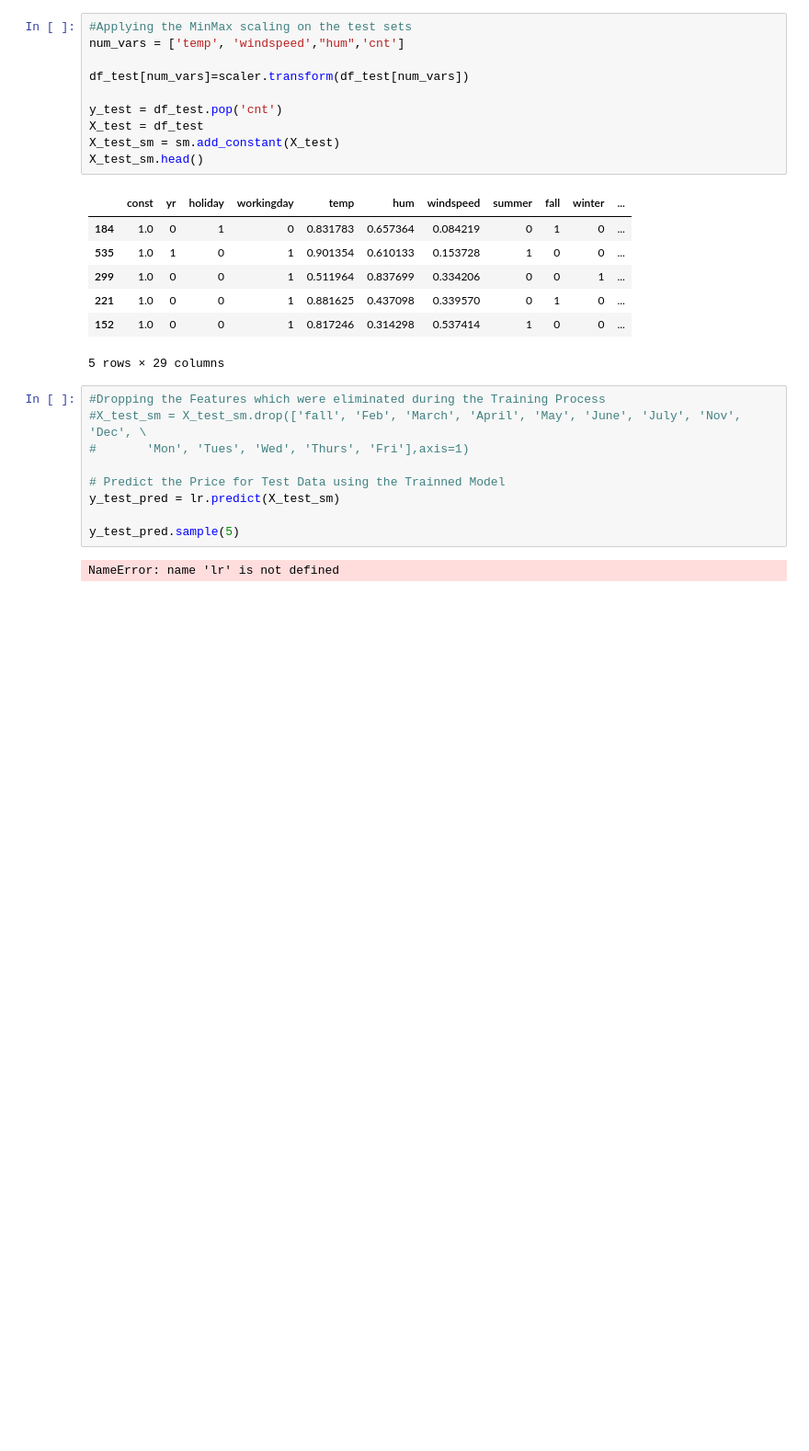
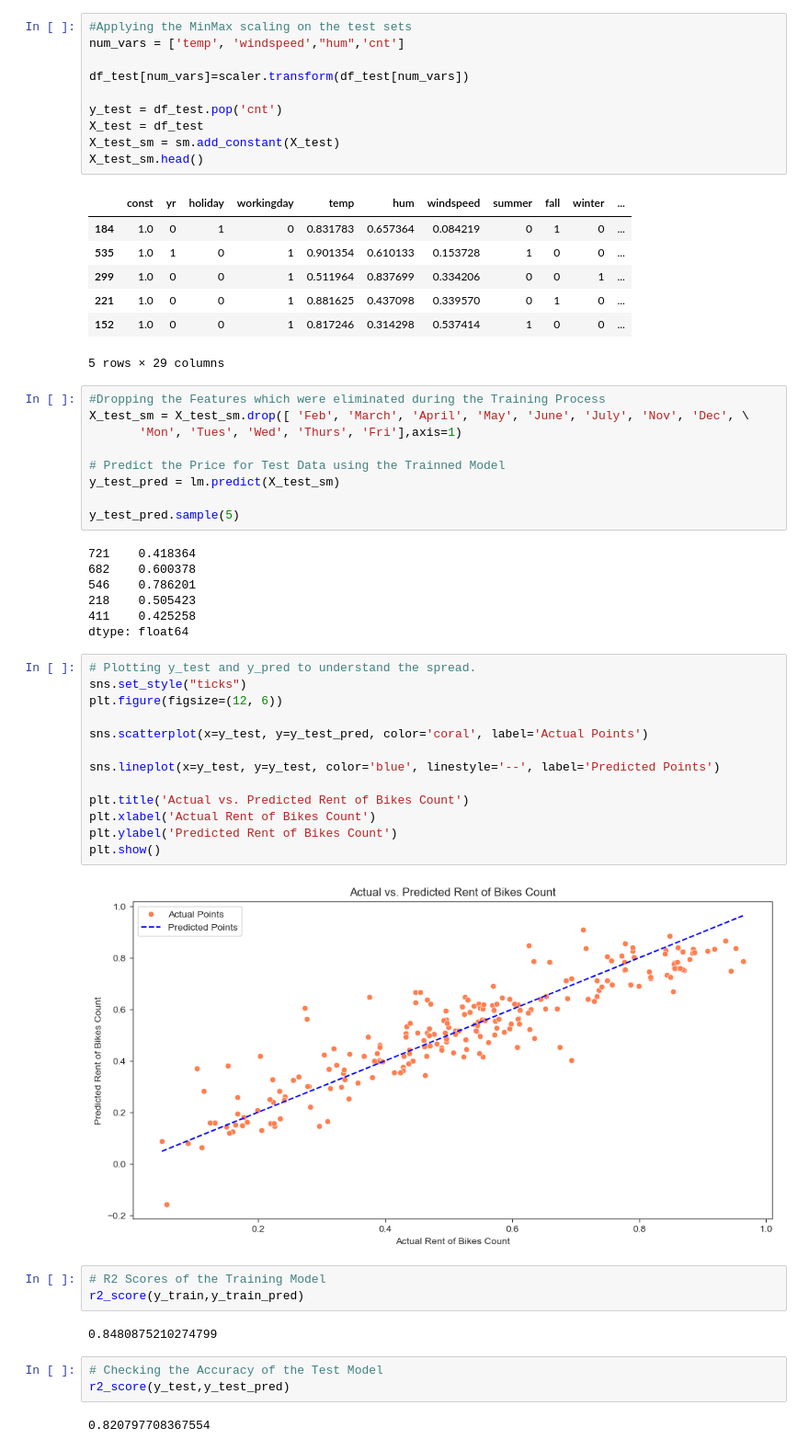
Before and after one commit to jranjith95/BikeSharingMLRAssignment, a Jupyter notebook: Bike_Sharing_Assignment_MLR_Ranjith.ipynb, the cells around one changed output. Shown at 92% size. Saved outputs shown, nothing was run; the diff lists cells and outputs as text; blank space fills up the shorter version.

```diff
--- a/Bike_Sharing_Assignment_MLR_Ranjith.ipynb
+++ b/Bike_Sharing_Assignment_MLR_Ranjith.ipynb
@@ -526,12 +526,42 @@ X_test_sm.head()
 5 rows × 29 columns
 # %%
 #Dropping the Features which were eliminated during the Training Process
-#X_test_sm = X_test_sm.drop(['fall', 'Feb', 'March', 'April', 'May', 'June', 'July', 'Nov', 'Dec', \
-#       'Mon', 'Tues', 'Wed', 'Thurs', 'Fri'],axis=1)
+X_test_sm = X_test_sm.drop([ 'Feb', 'March', 'April', 'May', 'June', 'July', 'Nov', 'Dec', \
+       'Mon', 'Tues', 'Wed', 'Thurs', 'Fri'],axis=1)
 
 # Predict the Price for Test Data using the Trainned Model
-y_test_pred = lr.predict(X_test_sm)
+y_test_pred = lm.predict(X_test_sm)
 
 y_test_pred.sample(5)
 # %% [output]
-NameError: name 'lr' is not defined
+721    0.418364
+682    0.600378
+546    0.786201
+218    0.505423
+411    0.425258
+dtype: float64
+# %%
+# Plotting y_test and y_pred to understand the spread.
+sns.set_style("ticks")
+plt.figure(figsize=(12, 6))
+
+sns.scatterplot(x=y_test, y=y_test_pred, color='coral', label='Actual Points')
+
+sns.lineplot(x=y_test, y=y_test, color='blue', linestyle='--', label='Predicted Points')
+
+plt.title('Actual vs. Predicted Rent of Bikes Count')
+plt.xlabel('Actual Rent of Bikes Count')
+plt.ylabel('Predicted Rent of Bikes Count')
+plt.show()
+# %% [output]
+[figure, added]
+# %%
+# R2 Scores of the Training Model
+r2_score(y_train,y_train_pred)
+# %% [output]
+0.8480875210274799
+# %%
+# Checking the Accuracy of the Test Model
+r2_score(y_test,y_test_pred)
+# %% [output]
+0.820797708367554
```
Also changed, not shown: parts of 12 cells of this notebook.
